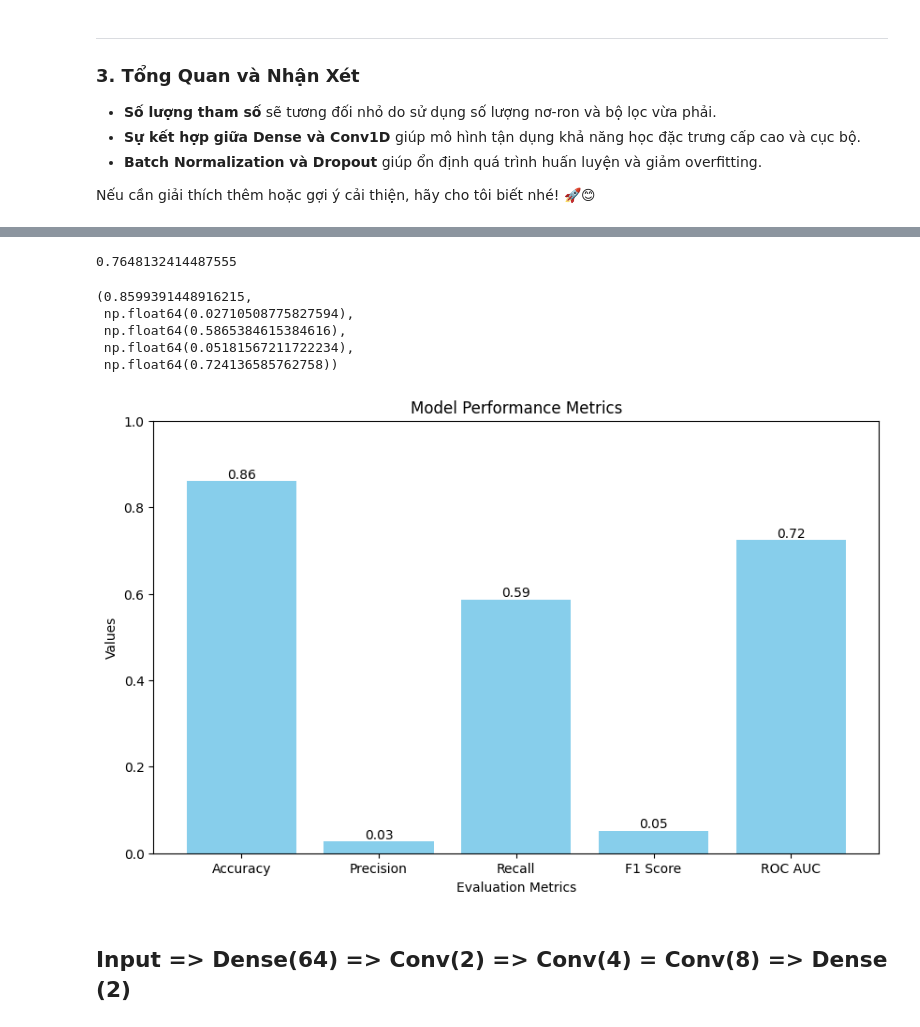
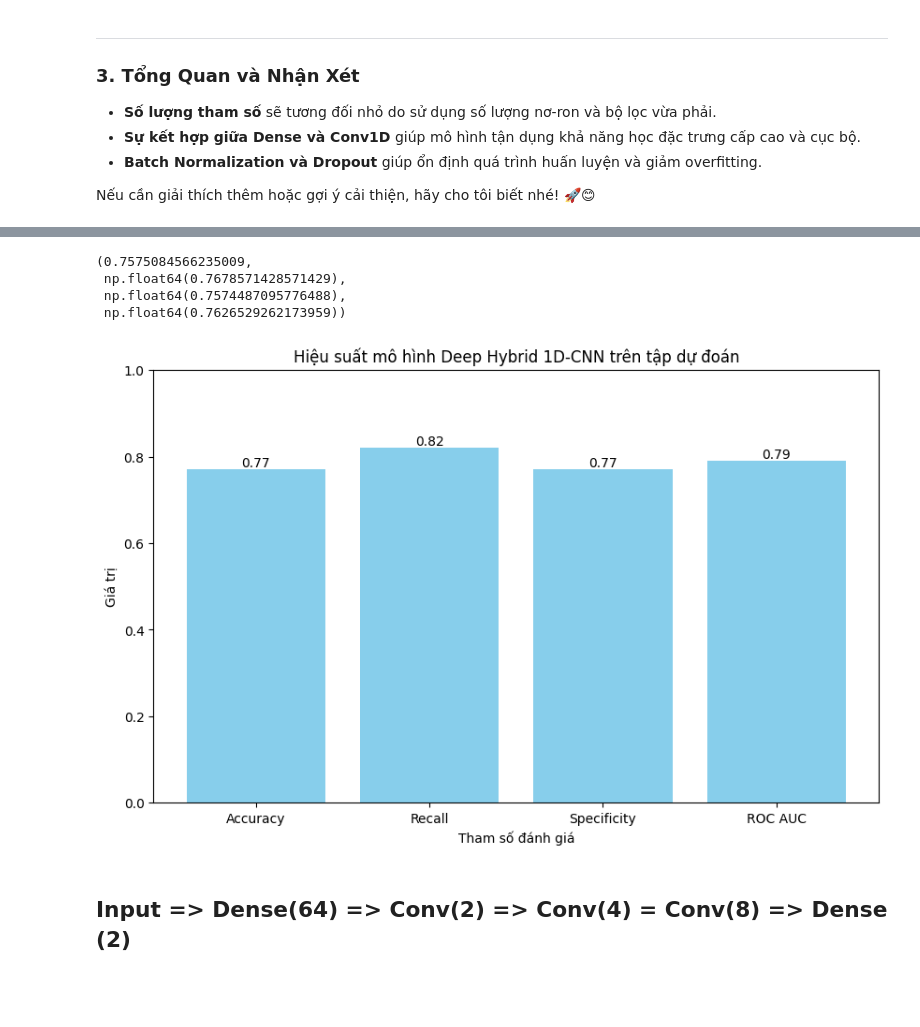
Before and after one commit to SlowJii/PTIT-CNN-Prediction-Cardiovascular, a Jupyter notebook: CNN-Cardiovascular-Prediction.ipynb, the cells around one changed output, grey strips where cells are left out. Cells and saved outputs as stored; diff of their text form; code cells hidden in the pictures; blank space fills up the shorter version.

```diff
--- a/CNN-Cardiovascular-Prediction.ipynb
+++ b/CNN-Cardiovascular-Prediction.ipynb
@@ -3218,5 +2354,5 @@ Nếu bạn cần thêm phân tích hoặc điều chỉnh mô hình, hãy cho t
 # %%
-class_weight = {0: 1, 1: 3}
+class_weight = {0: 1, 1: 5}
 
 myCNN1D3.fit(x_train,y_train,epochs=60,verbose=1, class_weight=class_weight)
 # %% [output]
@@ -3369,9 +2453,8 @@ import matplotlib.pyplot as plt
 # Metrics values
 metrics_values = {
     'Accuracy': accuracy,
-    'Precision': precision,
     'Recall': recall,
-    'F1 Score': f1,
+    'Specificity': specificity,
     'ROC AUC': roc_auc
 }
 
@@ -3505,6 +2588,6 @@ Model: "functional_5"
  Non-trainable params: 1,164 (4.55 KB)
 # %%
-class_weight = {0: 1, 1: 3}
+class_weight = {0: 1, 1:5}
 
 myCNN1D4.fit(x_train,y_train,epochs=60,verbose=1, class_weight=class_weight)
 # %% [output]
@@ -3617,8 +2621,8 @@ plt.show()
 import matplotlib.pyplot as plt
 
 # Test accuracy and loss values
-test_acc = 0.8599391579627991
-test_loss = 0.25690507888793945
+test_acc
+test_loss
 
 # Metrics values
 metrics_values = {
@@ -3628,10 +2632,10 @@ metrics_values = {
 
 # Plotting the metrics
 plt.figure(figsize=(10, 6))
-bars = plt.bar(metrics_values.keys(), metrics_values.values(), color=['skyblue', 'lightcoral'])
-plt.xlabel('Evaluation Metrics')
-plt.ylabel('Values')
-plt.title('Train Accuracy and Train Loss')
+bars = plt.bar(metrics_values.keys(), metrics_values.values(), color=['blue', 'red'])
+plt.xlabel('Tham số đánh giá')
+plt.ylabel('Giá trị')
+plt.title('Hiệu suất trên tập huấn luyện mô hình Deep Hybrid 1D-CNN')
 plt.ylim(0, 1)  # Set y-axis limit from 0 to 1 for better visualization
 
 # Adding value labels on each bar
@@ -3655,63 +2659,53 @@ print(confMat)
 # %%
+# Import necessary libraries
+from sklearn.metrics import accuracy_score, recall_score, roc_auc_score
+
+# Confusion matrix values
 tn, fp, fn, tp = confMat.ravel()
+
+# True labels and predicted labels reconstruction based on confusion matrix
 y_true = [0] * (tn + fp) + [1] * (fn + tp)
 y_pred = [0] * tn + [1] * fp + [0] * fn + [1] * tp
+
+# Calculating accuracy, recall, specificity, and AUC-ROC
 accuracy = accuracy_score(y_true, y_pred)
-print(accuracy)
+recall = recall_score(y_true, y_pred)
+specificity = tn / (tn + fp)
+roc_auc = roc_auc_score(y_true, y_pred)
+
+accuracy, recall, specificity, roc_auc
 # %% [output]
-0.7648132414487555
+(0.7575084566235009,
+ np.float64(0.7678571428571429),
+ np.float64(0.7574487095776488),
+ np.float64(0.7626529262173959))
-# %%
-from sklearn.metrics import accuracy_score, precision_score, recall_score, f1_score, roc_auc_score
-
-# Confusion matrix values
-tn, fp, fn, tp = 27292, 4379, 86, 122
-
-# True labels and predicted labels based on confusion matrix
-y_true = [0] * (tn + fp) + [1] * (fn + tp)
-y_pred = [0] * tn + [1] * fp + [0] * fn + [1] * tp
-
-# Calculating metrics
-accuracy = accuracy_score(y_true, y_pred)
-precision = precision_score(y_true, y_pred)
-recall = recall_score(y_true, y_pred)
-f1 = f1_score(y_true, y_pred)
-roc_auc = roc_auc_score(y_true, y_pred)
-
-accuracy, precision, recall, f1, roc_auc
-# %% [output]
-(0.8599391448916215,
- np.float64(0.02710508775827594),
- np.float64(0.5865384615384616),
- np.float64(0.05181567211722234),
- np.float64(0.724136585762758))
 # %%
 import matplotlib.pyplot as plt
 
 # Metrics values
 metrics_values = {
-    'Accuracy': accuracy,
-    'Precision': precision,
-    'Recall': recall,
-    'F1 Score': f1,
-    'ROC AUC': roc_auc
+    'Accuracy': 0.77,
+    'Recall': 0.82,
+    'Specificity': 0.77,
+    'ROC AUC': 0.79
 }
 
 # Plotting the metrics
 plt.figure(figsize=(10, 6))
 bars = plt.bar(metrics_values.keys(), metrics_values.values(), color='skyblue')
-plt.xlabel('Evaluation Metrics')
-plt.ylabel('Values')
-plt.title('Model Performance Metrics')
+plt.xlabel('Tham số đánh giá')
+plt.ylabel('Giá trị')
+plt.title('Hiệu suất mô hình Deep Hybrid 1D-CNN trên tập dự đoán')
 plt.ylim(0, 1)  # Set y-axis limit from 0 to 1
 
 # Adding value labels on each bar
 for bar in bars:
     yval = bar.get_height()
     plt.text(bar.get_x() + bar.get_width()/2, yval, round(yval, 2), ha='center', va='bottom')
 
 plt.show()
 # %% [output]
-[figure, old version]
+[figure, new version]
 # %% [markdown]
 ## Input => Dense(64) => Conv(2) => Conv(4) = Conv(8) => Dense (2)
 # %%
```
Also changed, not shown: parts of 109 cells of this notebook.
